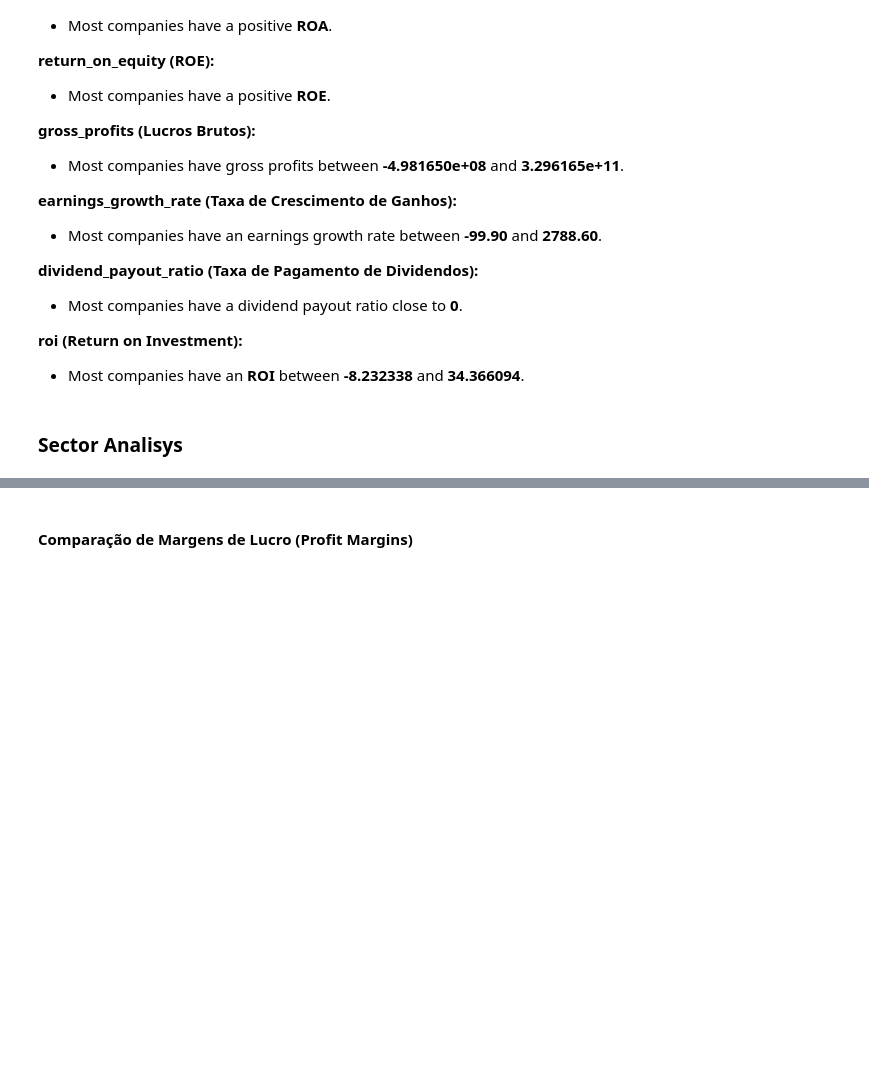
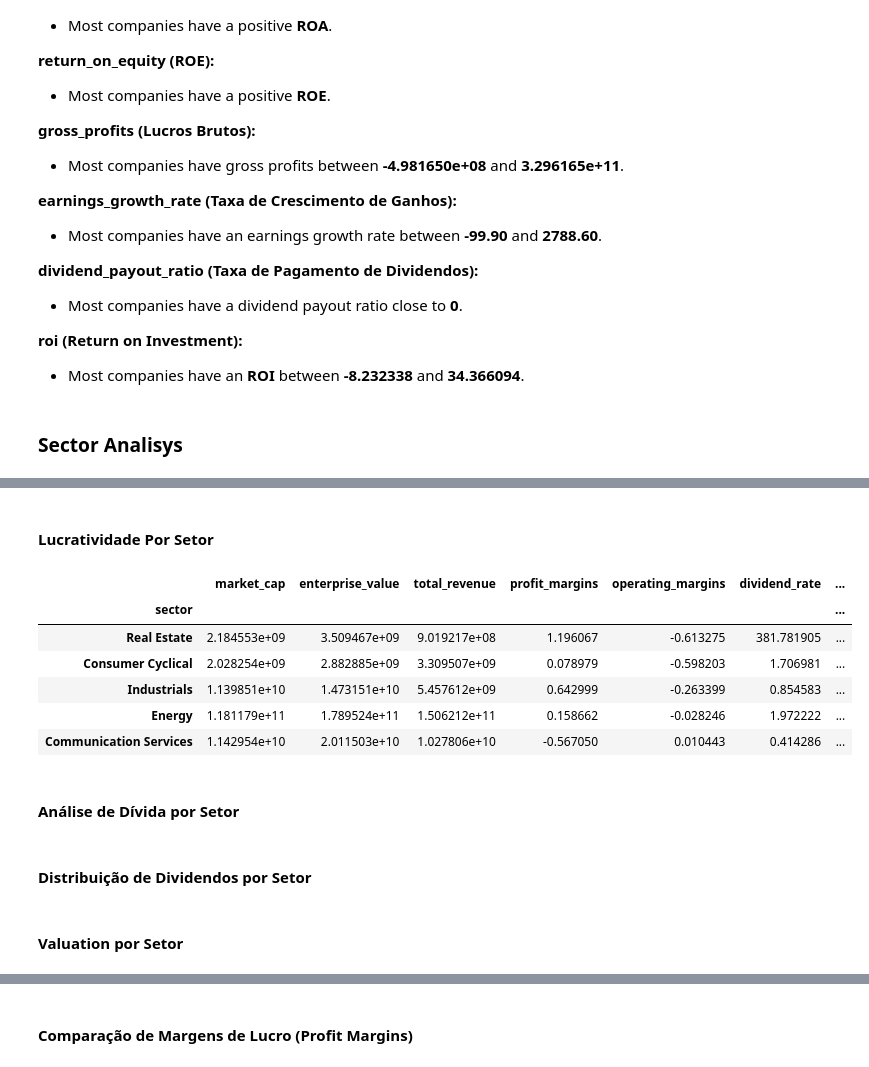
Before and after one commit to aalvesrpg/tcp-fia-trading-advisor, a Jupyter notebook: notebooks/04_exploratory_data_analisys.ipynb, the cells around one changed output, grey strips where cells are left out. Saved outputs shown, nothing was run; the diff lists cells and outputs as text; code cells hidden in the pictures; blank space fills up the shorter version.

```diff
--- a/notebooks/04_exploratory_data_analisys.ipynb
+++ b/notebooks/04_exploratory_data_analisys.ipynb
@@ -705,0 +761,14 @@ fig.show()
+# %% [markdown]
+#### Lucratividade Por Setor
+# %%
+sector_averages = df_fundamentals_numeric_cols.groupby(df_fundamentals_book['sector']).mean()
+sector_averages = sector_averages.sort_values(by=["operating_margins"])
+sector_averages.head(5)
+# %% [output]
+|  | market_cap | enterprise_value | total_revenue | profit_margins | operating_margins | dividend_rate | ... |
+| sector |  |  |  |  |  |  | ... |
+| Real Estate | 2.184553e+09 | 3.509467e+09 | 9.019217e+08 | 1.196067 | -0.613275 | 381.781905 | ... |
+| Consumer Cyclical | 2.028254e+09 | 2.882885e+09 | 3.309507e+09 | 0.078979 | -0.598203 | 1.706981 | ... |
+| Industrials | 1.139851e+10 | 1.473151e+10 | 5.457612e+09 | 0.642999 | -0.263399 | 0.854583 | ... |
+| Energy | 1.181179e+11 | 1.789524e+11 | 1.506212e+11 | 0.158662 | -0.028246 | 1.972222 | ... |
+| Communication Services | 1.142954e+10 | 2.011503e+10 | 1.027806e+10 | -0.567050 | 0.010443 | 0.414286 | ... |
@@ -705,0 +794,2 @@ fig.show()
+# %% [markdown]
+#### Análise de Dívida por Setor
@@ -705,0 +812,2 @@ fig.show()
+# %% [markdown]
+#### Distribuição de Dividendos por Setor
@@ -705,0 +826,2 @@ fig.show()
+# %% [markdown]
+#### Valuation por Setor
```
Also changed, not shown: parts of 42 cells of this notebook.
